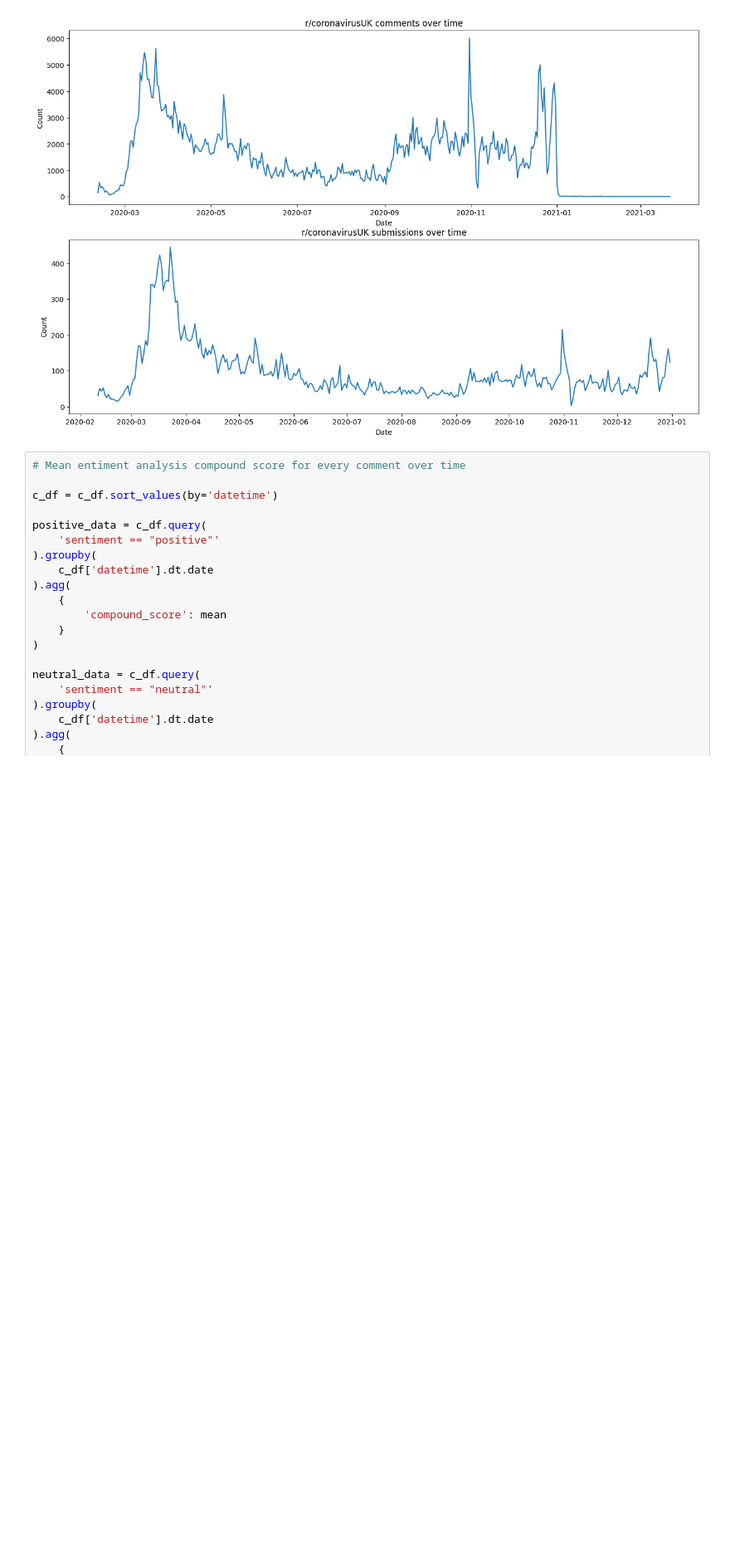
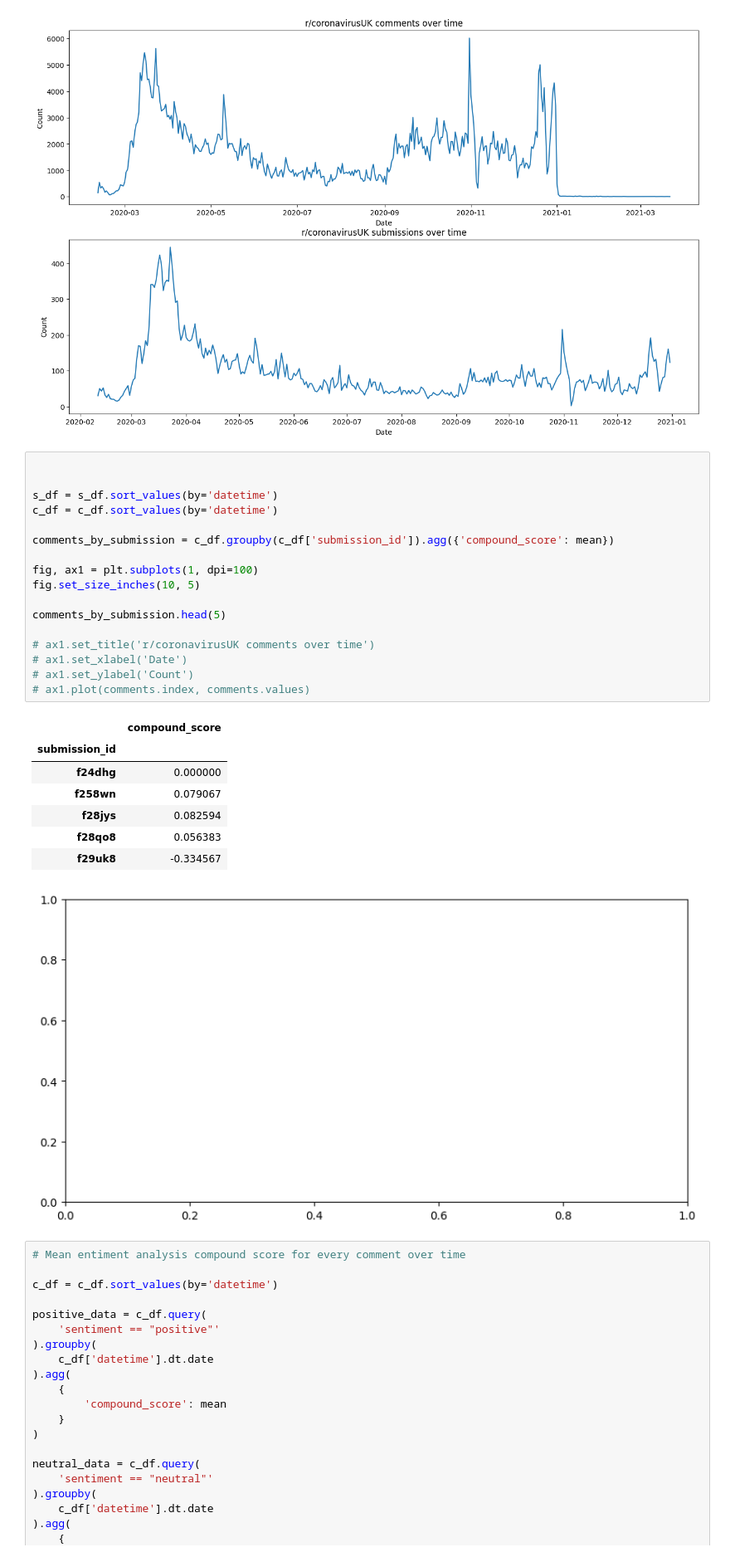
Before and after one commit to ollyjc99/COVID-19-Sentiment-and-Compliance-Analyzer, a Jupyter notebook: Data Analysis.ipynb, the cells around one changed output. Shown: that part at 83% size. Drawn from its saved outputs; the diff is of its cells as text; blank space fills up the shorter version.

Commit message:
begun grouping comments by submissions and adding more comments

```diff
--- a/Data Analysis.ipynb
+++ b/Data Analysis.ipynb
@@ -43,6 +43,32 @@ ax2.plot(submissions.index, submissions.values)
 # %% [output]
 [<matplotlib.lines.Line2D at 0x...>]
 [figure]
+# %%
+
+
+s_df = s_df.sort_values(by='datetime')
+c_df = c_df.sort_values(by='datetime')
+
+comments_by_submission = c_df.groupby(c_df['submission_id']).agg({'compound_score': mean})
+
+fig, ax1 = plt.subplots(1, dpi=100)
+fig.set_size_inches(10, 5)
+
+comments_by_submission.head(5)
+
+# ax1.set_title('r/coronavirusUK comments over time')
+# ax1.set_xlabel('Date')
+# ax1.set_ylabel('Count')
+# ax1.plot(comments.index, comments.values)
+# %% [output]
+|  | compound_score |
+| submission_id |  |
+| f24dhg | 0.000000 |
+| f258wn | 0.079067 |
+| f28jys | 0.082594 |
+| f28qo8 | 0.056383 |
+| f29uk8 | -0.334567 |
+[figure, added]
 # %%
 # Mean entiment analysis compound score for every comment over time
 
```
Also changed, not shown: parts of 1 cell of this notebook.
